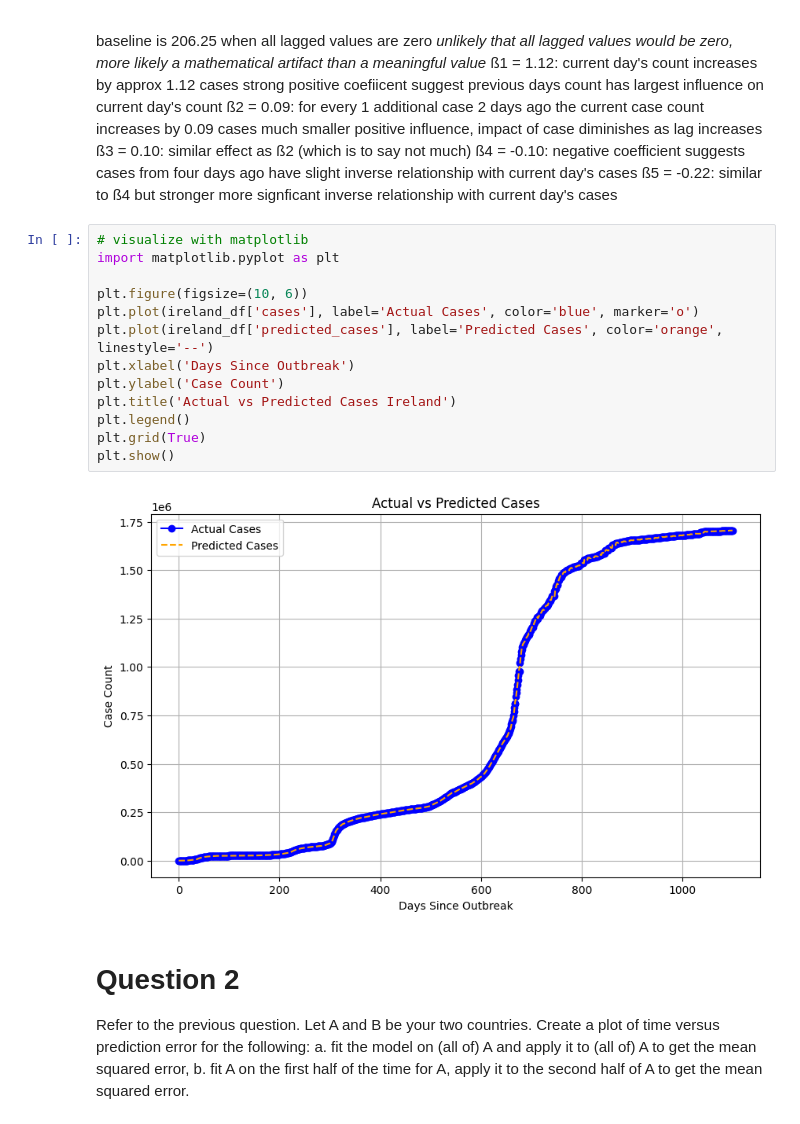
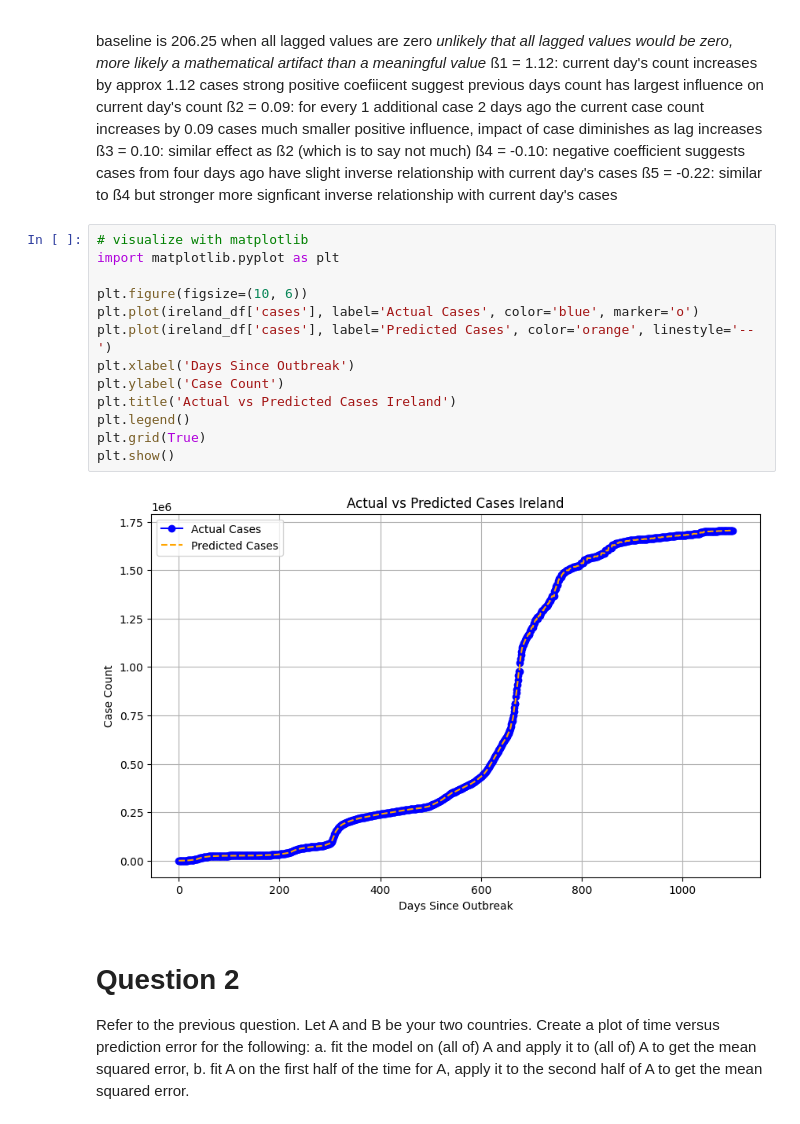
Before and after one commit to jferri3/ds4ph-hw8-team2, a Jupyter notebook: hw8.ipynb, the cells around one changed output. Cells and saved outputs as stored; diff of their text form.

```diff
--- a/hw8.ipynb
+++ b/hw8.ipynb
@@ -142,18 +141,18 @@ baseline is 206.25 when all lagged values are zero *unlikely that all lagged val
 # %%
 # visualize with matplotlib
 import matplotlib.pyplot as plt
 
 plt.figure(figsize=(10, 6))
 plt.plot(ireland_df['cases'], label='Actual Cases', color='blue', marker='o')
-plt.plot(ireland_df['predicted_cases'], label='Predicted Cases', color='orange', linestyle='--')
+plt.plot(ireland_df['cases'], label='Predicted Cases', color='orange', linestyle='--')
 plt.xlabel('Days Since Outbreak')
 plt.ylabel('Case Count')
 plt.title('Actual vs Predicted Cases Ireland')
 plt.legend()
 plt.grid(True)
 plt.show()
 # %% [output]
-[figure, old version]
+[figure, new version]
 # %% [markdown]
 # Question 2
 Refer to the previous question. Let A and B be your two countries. Create a plot of time versus prediction error for the following: a. fit the model on (all of) A and apply it to (all of) A to get the mean squared error, b. fit A on the first half of the time for A, apply it to the second half of A to get the mean squared error.
```
Also changed, not shown: parts of 6 cells of this notebook.
